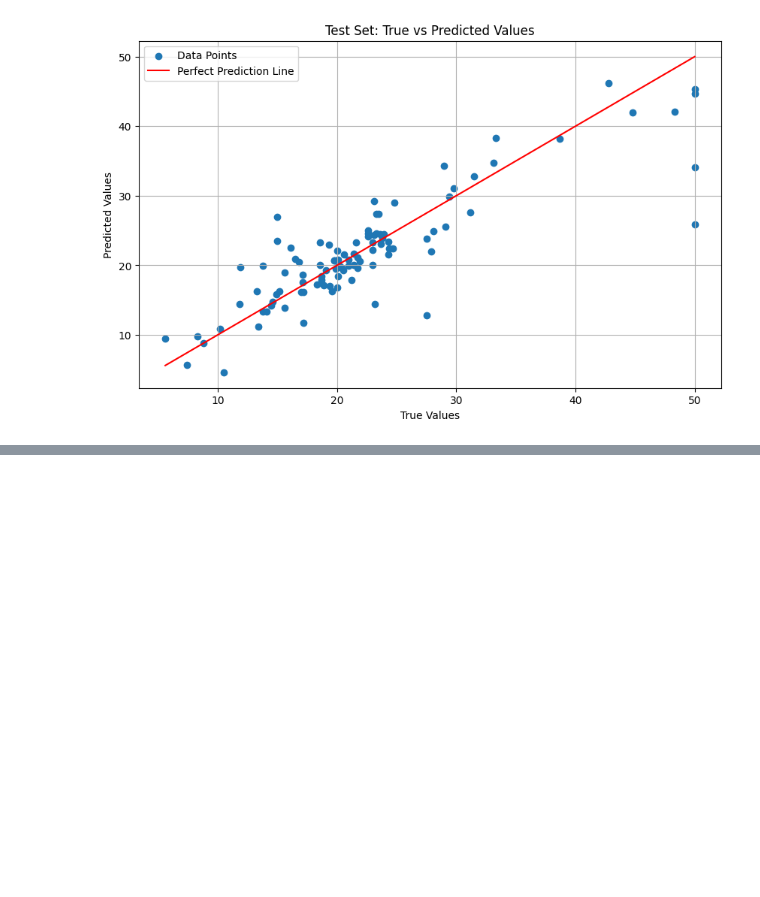
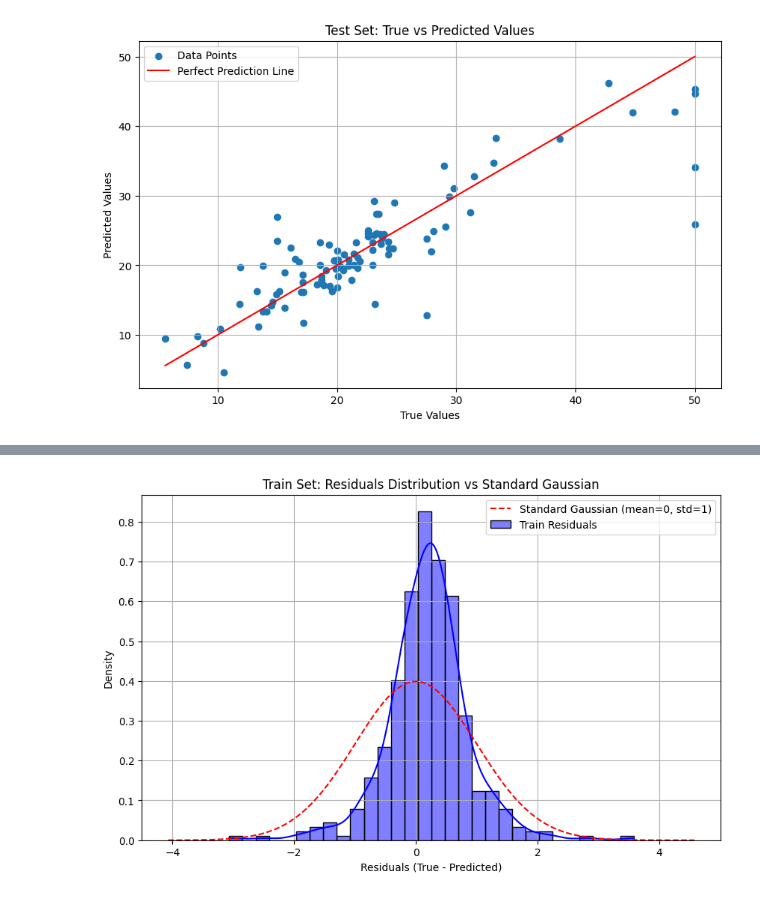
Before and after one commit to acb-code/data-science-learning, a Jupyter notebook: regression_example/regression.ipynb, the cells around one changed output, grey strips where cells are left out. Saved outputs shown, nothing was run; the diff lists cells and outputs as text; code cells hidden in the pictures; blank space fills up the shorter version.

```diff
--- a/regression_example/regression.ipynb
+++ b/regression_example/regression.ipynb
@@ -229,0 +341,8 @@ plot_true_vs_predicted(test_loader, dataset_type="Test")
+# %%
+# Get residuals for train and test sets
+train_residuals = get_residuals(train_loader)
+test_residuals = get_residuals(test_loader)
+# %%
+plot_residuals_distribution(train_residuals, dataset_type="Train")
+# %% [output]
+[figure, added]
```
Also changed, not shown: parts of 7 cells of this notebook.
